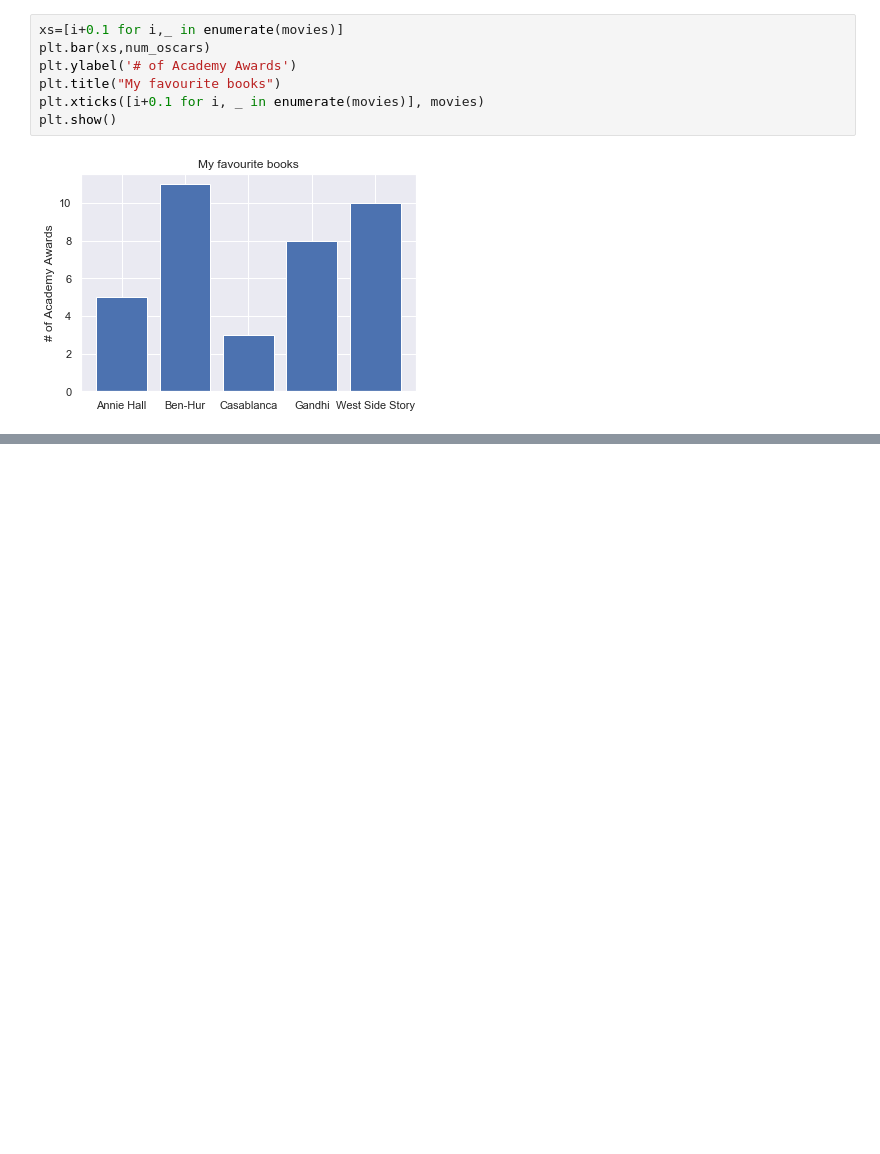
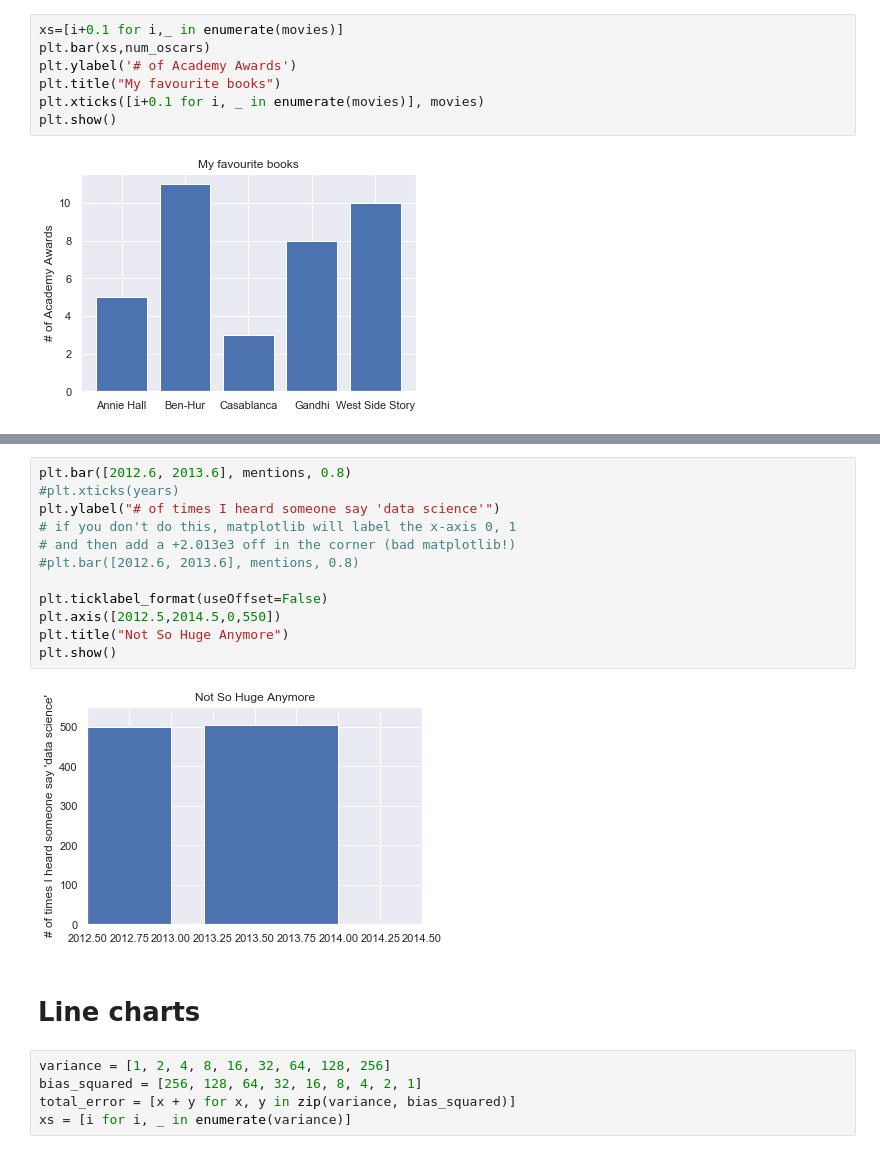
Before and after one commit to Susheel99/Matplotlib, a Jupyter notebook: matplotlib/matplotlib.ipynb, the cells around one changed output, grey strips where cells are left out. Saved outputs shown, nothing was run; the diff lists cells and outputs as text; blank space fills up the shorter version.

```diff
--- a/matplotlib/matplotlib.ipynb
+++ b/matplotlib/matplotlib.ipynb
@@ -29,0 +70,21 @@ plt.show()
+# %%
+plt.bar([2012.6, 2013.6], mentions, 0.8)
+#plt.xticks(years)
+plt.ylabel("# of times I heard someone say 'data science'")
+# if you don't do this, matplotlib will label the x-axis 0, 1
+# and then add a +2.013e3 off in the corner (bad matplotlib!)
+#plt.bar([2012.6, 2013.6], mentions, 0.8)
+
+plt.ticklabel_format(useOffset=False)
+plt.axis([2012.5,2014.5,0,550])
+plt.title("Not So Huge Anymore")
+plt.show()
+# %% [output]
+[figure, added]
+# %% [markdown]
+# Line charts
+# %%
+variance = [1, 2, 4, 8, 16, 32, 64, 128, 256]
+bias_squared = [256, 128, 64, 32, 16, 8, 4, 2, 1]
+total_error = [x + y for x, y in zip(variance, bias_squared)]
+xs = [i for i, _ in enumerate(variance)]
```
Also changed, not shown: parts of 9 cells of this notebook.
